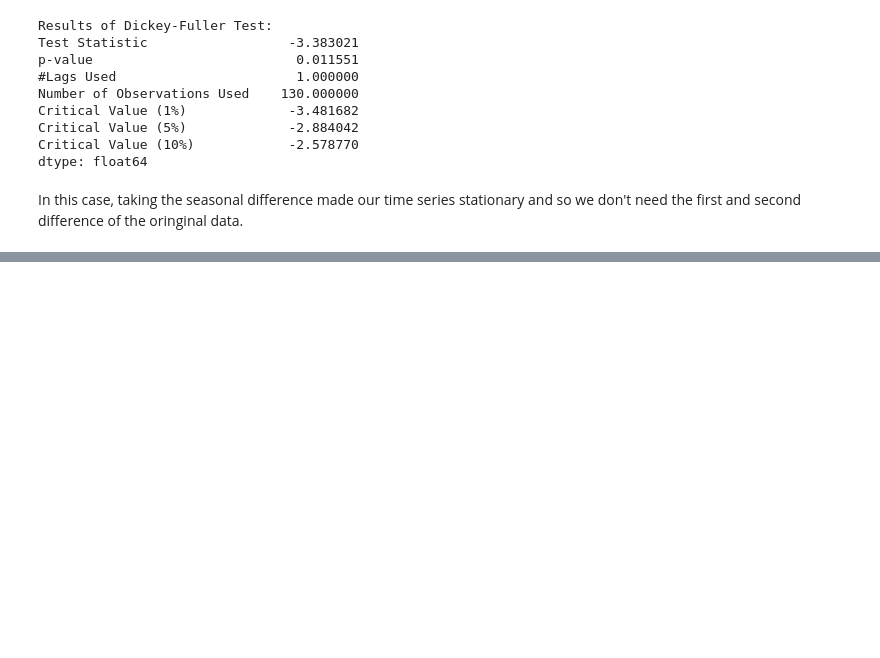
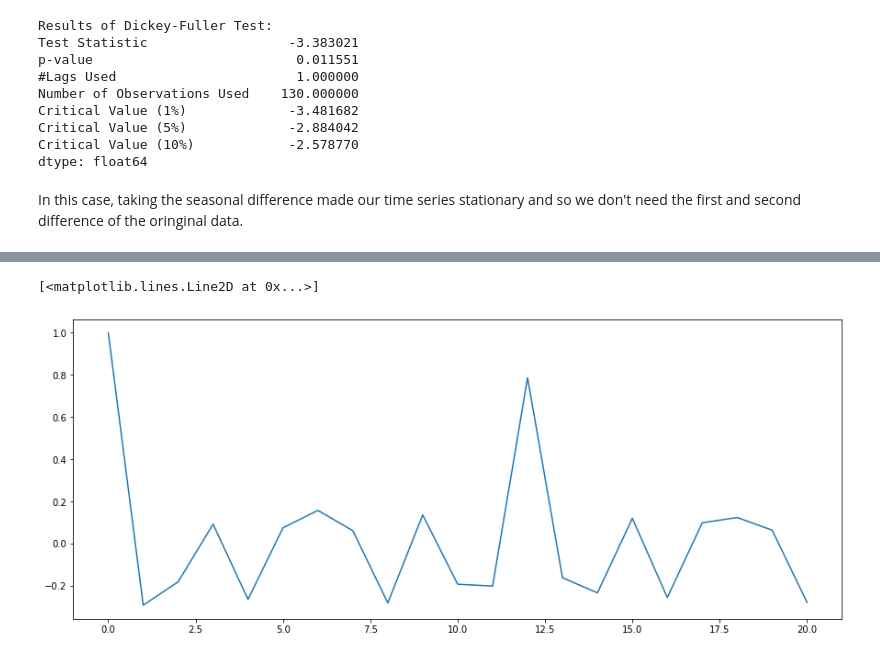
Before and after one commit to mkmritunjay/machineLearning, a Jupyter notebook: ARIMA.ipynb, the cells around one changed output, grey strips where cells are left out. Drawn from its saved outputs; the diff is of its cells as text; code cells hidden in the pictures; blank space fills up the shorter version.

```diff
--- a/ARIMA.ipynb
+++ b/ARIMA.ipynb
@@ -798,0 +823,9 @@ In this case, taking the seasonal difference made our time series stationary and
+# %%
+#ACF and PACF plots:
+from statsmodels.tsa.stattools import acf, pacf
+lag_acf = acf(ts_log_diff2, nlags=20)
+lag_pacf = pacf(ts_log_diff2, nlags=20, method='ols')
+plt.plot(lag_acf)
+# %% [output]
+[<matplotlib.lines.Line2D at 0x...>]
+[figure, added]
```
Also changed, not shown: parts of 15 cells of this notebook.
